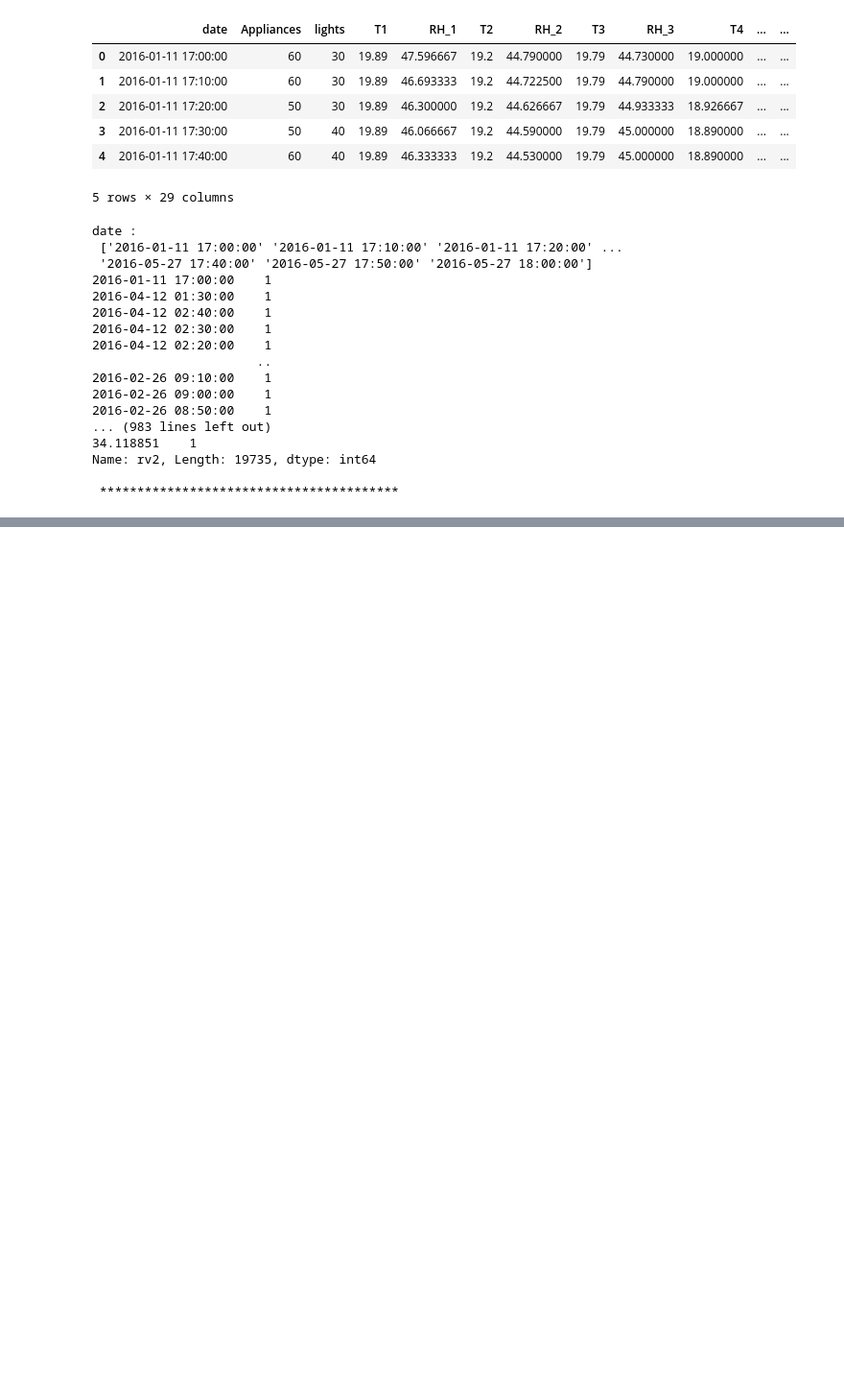
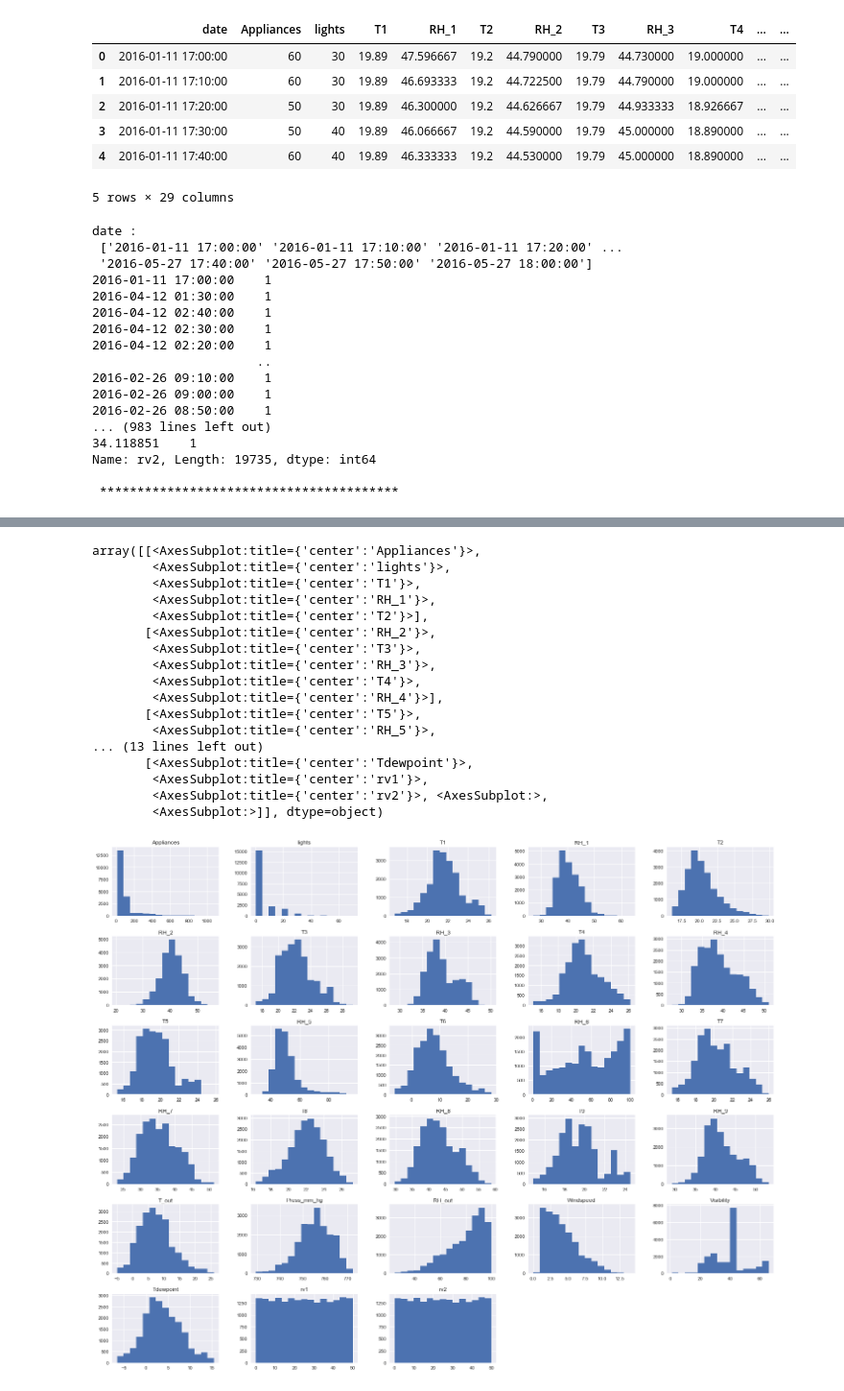
Before and after one commit to abideen-olawuwo/energyconsumption, a Jupyter notebook: Energy Consumption.ipynb, the cells around one changed output, grey strips where cells are left out. Shown at 96% size. Drawn from its saved outputs; the diff is of its cells as text; code cells hidden in the pictures; blank space fills up the shorter version.

```diff
--- a/Energy Consumption.ipynb
+++ b/Energy Consumption.ipynb
@@ -46,0 +93,22 @@ Name: rv2, Length: 19735, dtype: int64
+# %%
+plt.style.use("seaborn")
+df.hist(figsize=(25,20), bins=15)
+# %% [output]
+array([[<AxesSubplot:title={'center':'Appliances'}>,
+        <AxesSubplot:title={'center':'lights'}>,
+        <AxesSubplot:title={'center':'T1'}>,
+        <AxesSubplot:title={'center':'RH_1'}>,
+        <AxesSubplot:title={'center':'T2'}>],
+       [<AxesSubplot:title={'center':'RH_2'}>,
+        <AxesSubplot:title={'center':'T3'}>,
+        <AxesSubplot:title={'center':'RH_3'}>,
+        <AxesSubplot:title={'center':'T4'}>,
+        <AxesSubplot:title={'center':'RH_4'}>],
+       [<AxesSubplot:title={'center':'T5'}>,
+        <AxesSubplot:title={'center':'RH_5'}>,
+... (13 lines left out)
+       [<AxesSubplot:title={'center':'Tdewpoint'}>,
+        <AxesSubplot:title={'center':'rv1'}>,
+        <AxesSubplot:title={'center':'rv2'}>, <AxesSubplot:>,
+        <AxesSubplot:>]], dtype=object)
+[figure, added]
```
Also changed, not shown: parts of 11 cells of this notebook.
